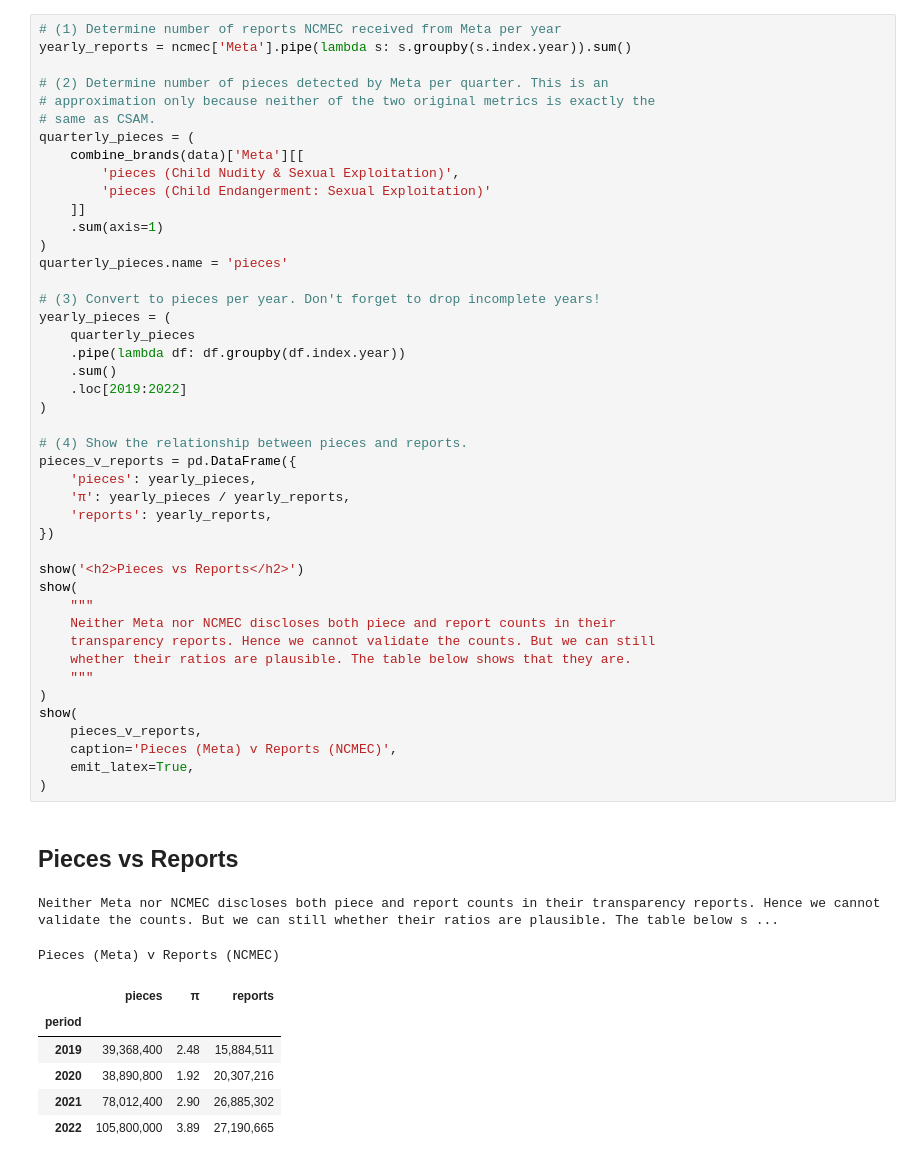
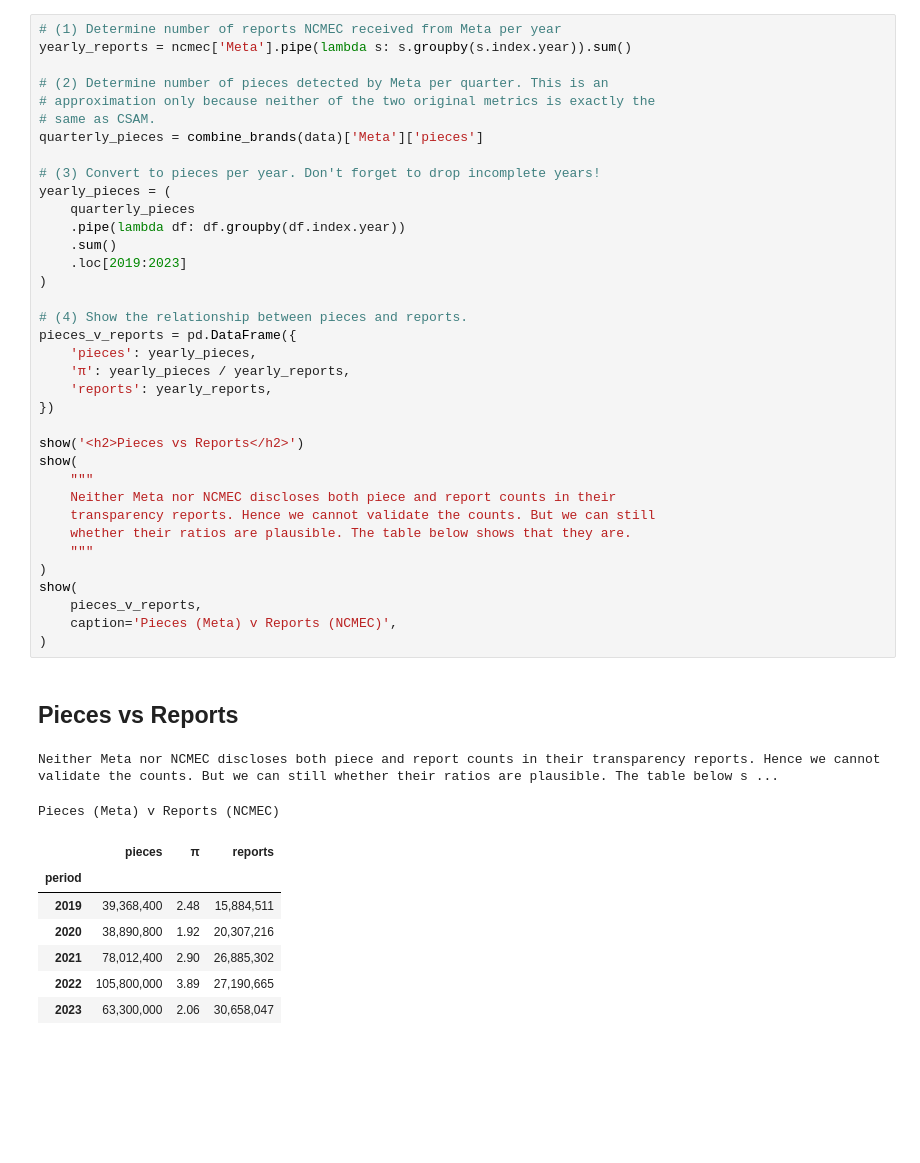
Before and after one commit to apparebit/diaphanous, a Jupyter notebook: analysis/meta.ipynb, the cells around one changed output. Saved outputs shown, nothing was run; the diff lists cells and outputs as text; blank space fills up the shorter version.

```diff
--- a/analysis/meta.ipynb
+++ b/analysis/meta.ipynb
@@ -73,51 +74,44 @@ yearly_reports = ncmec['Meta'].pipe(lambda s: s.groupby(s.index.year)).sum()
 # (2) Determine number of pieces detected by Meta per quarter. This is an
 # approximation only because neither of the two original metrics is exactly the
 # same as CSAM.
-quarterly_pieces = (
-    combine_brands(data)['Meta'][[
-        'pieces (Child Nudity & Sexual Exploitation)',
-        'pieces (Child Endangerment: Sexual Exploitation)'
-    ]]
-    .sum(axis=1)
-)
-quarterly_pieces.name = 'pieces'
+quarterly_pieces = combine_brands(data)['Meta']['pieces']
 
 # (3) Convert to pieces per year. Don't forget to drop incomplete years!
 yearly_pieces = (
     quarterly_pieces
     .pipe(lambda df: df.groupby(df.index.year))
     .sum()
-    .loc[2019:2022]
+    .loc[2019:2023]
 )
 
 # (4) Show the relationship between pieces and reports.
 pieces_v_reports = pd.DataFrame({
     'pieces': yearly_pieces,
     'π': yearly_pieces / yearly_reports,
     'reports': yearly_reports,
 })
 
 show('<h2>Pieces vs Reports</h2>')
 show(
     """
     Neither Meta nor NCMEC discloses both piece and report counts in their
     transparency reports. Hence we cannot validate the counts. But we can still
     whether their ratios are plausible. The table below shows that they are.
     """
 )
 show(
     pieces_v_reports,
     caption='Pieces (Meta) v Reports (NCMEC)',
-    emit_latex=True,
 )
 # %% [output]
 Pieces vs Reports
 Neither Meta nor NCMEC discloses both piece and report counts in their transparency reports. Hence we cannot validate the counts. But we can still whether their ratios are plausible. The table below s ...
 Pieces (Meta) v Reports (NCMEC)
 |  | pieces | π | reports |
 | period |  |  |  |
 | 2019 | 39,368,400 | 2.48 | 15,884,511 |
 | 2020 | 38,890,800 | 1.92 | 20,307,216 |
 | 2021 | 78,012,400 | 2.90 | 26,885,302 |
 | 2022 | 105,800,000 | 3.89 | 27,190,665 |
+| 2023 | 63,300,000 | 2.06 | 30,658,047 |
 # %%
```
Also changed, not shown: parts of 6 cells of this notebook, 4 other files.
